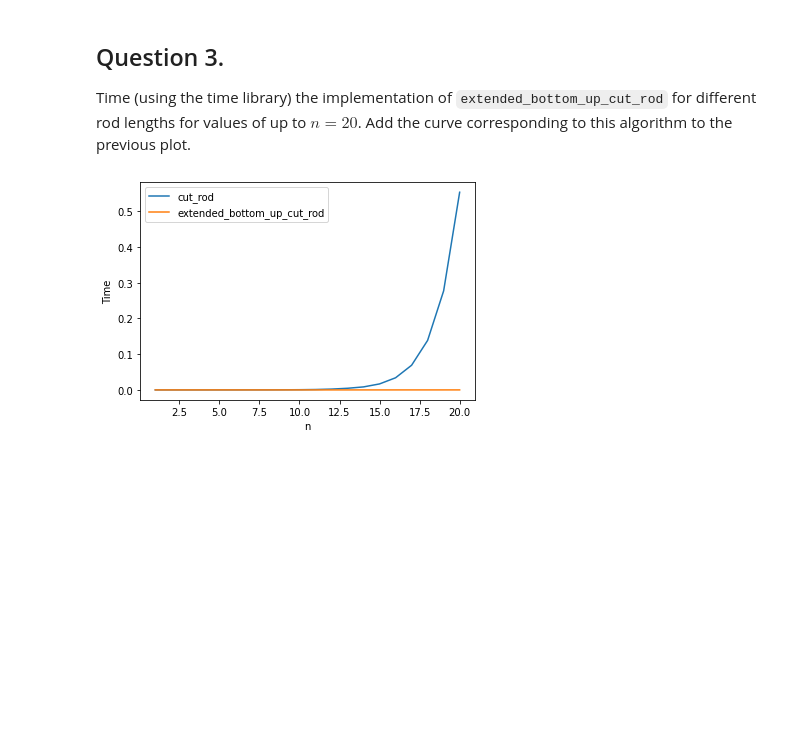
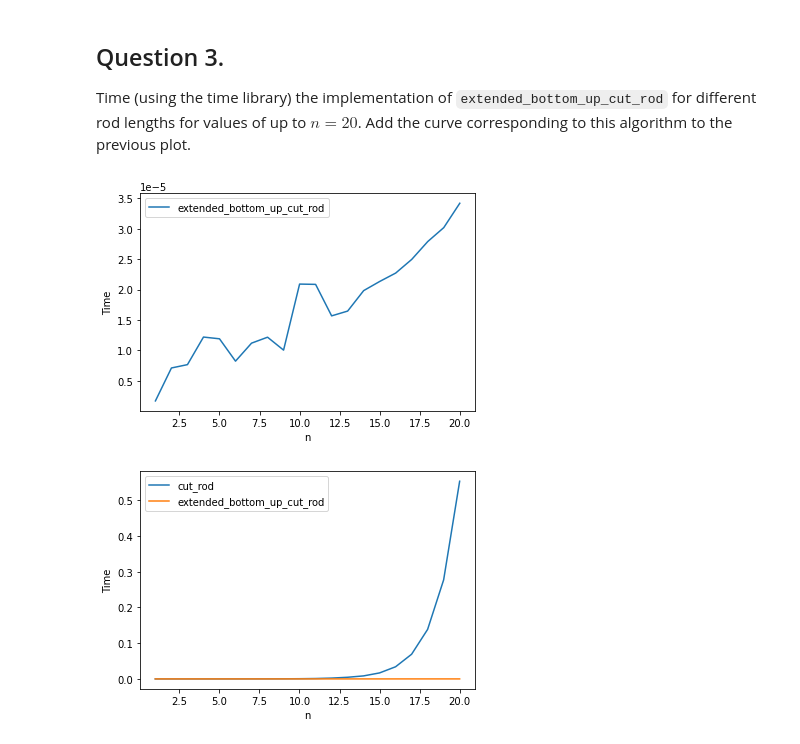
Before and after one commit to mahmud-nobe/CS110_pcw, a Jupyter notebook: CS110_Pre_Class_Work_12_1.ipynb, the cells around one changed output. Saved outputs shown, nothing was run; the diff lists cells and outputs as text; code cells hidden in the pictures; blank space fills up the shorter version.

```diff
--- a/CS110_Pre_Class_Work_12_1.ipynb
+++ b/CS110_Pre_Class_Work_12_1.ipynb
@@ -220,5 +220,14 @@ def time_for_bottom_up_cut_rod(n, iteration = 5):
   raise NotImplementedError()
 # %%
 # cut_rod_time = time_for_cut_rod(20)
-bottom_up_cut_rod_time = time_for_bottom_up_cut_rod(20)
+bottom_up_cut_rod_time = time_for_bottom_up_cut_rod(20, iteration= 10)
+# %%
+plt.plot(range(1,21), bottom_up_cut_rod_time, label = 'extended_bottom_up_cut_rod')
+
+plt.xlabel('n')
+plt.ylabel('Time')
+plt.legend()
+plt.show()
+# %% [output]
+[figure, added]
 # %%
```
Also changed, not shown: parts of 3 cells of this notebook.
